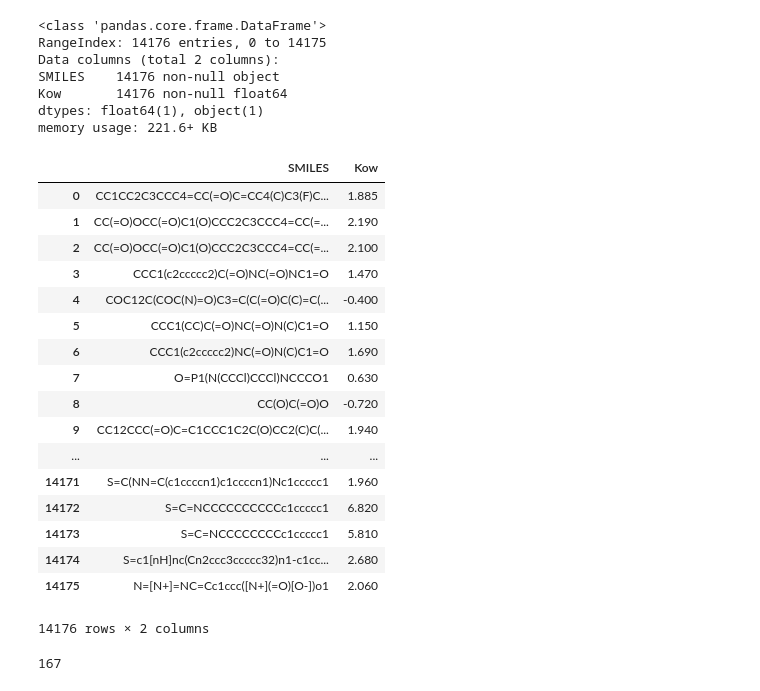
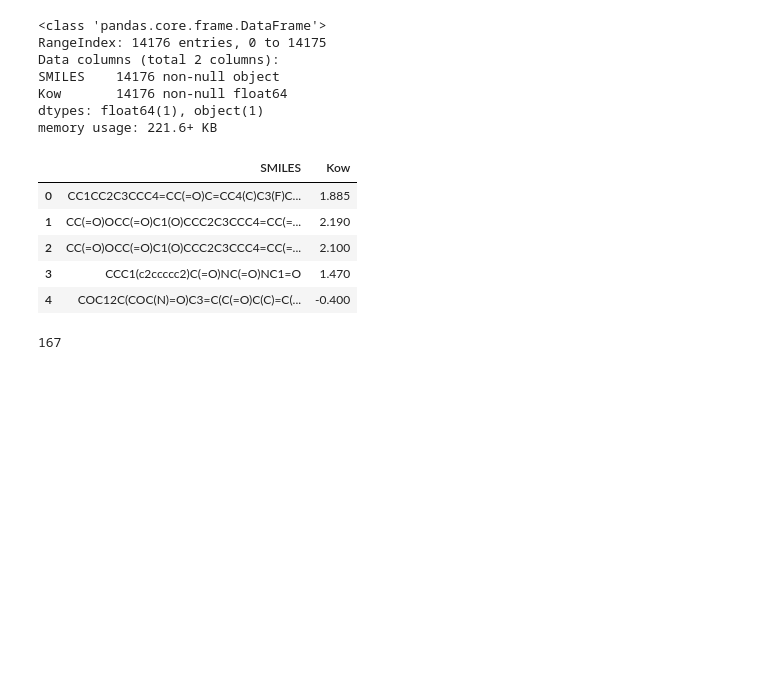
Before and after one commit to raytxz/smiles-drug, a Jupyter notebook: smiles-model.ipynb, the cells around one changed output. Cells and saved outputs as stored; diff of their text form; code cells hidden in the pictures; blank space fills up the shorter version.

```diff
--- a/smiles-model.ipynb
+++ b/smiles-model.ipynb
@@ -34,26 +38,14 @@ Kow       14176 non-null float64
 dtypes: float64(1), object(1)
 memory usage: 221.6+ KB
 # %%
-smiles_df
+smiles_df.head()
 # %% [output]
 |  | SMILES | Kow |
 | 0 | CC1CC2C3CCC4=CC(=O)C=CC4(C)C3(F)C... | 1.885 |
 | 1 | CC(=O)OCC(=O)C1(O)CCC2C3CCC4=CC(=... | 2.190 |
 | 2 | CC(=O)OCC(=O)C1(O)CCC2C3CCC4=CC(=... | 2.100 |
 | 3 | CCC1(c2ccccc2)C(=O)NC(=O)NC1=O | 1.470 |
 | 4 | COC12C(COC(N)=O)C3=C(C(=O)C(C)=C(... | -0.400 |
-| 5 | CCC1(CC)C(=O)NC(=O)N(C)C1=O | 1.150 |
-| 6 | CCC1(c2ccccc2)NC(=O)N(C)C1=O | 1.690 |
-| 7 | O=P1(N(CCCl)CCCl)NCCCO1 | 0.630 |
-| 8 | CC(O)C(=O)O | -0.720 |
-| 9 | CC12CCC(=O)C=C1CCC1C2C(O)CC2(C)C(... | 1.940 |
-| ... | ... | ... |
-| 14171 | S=C(NN=C(c1ccccn1)c1ccccn1)Nc1ccccc1 | 1.960 |
-| 14172 | S=C=NCCCCCCCCCCc1ccccc1 | 6.820 |
-| 14173 | S=C=NCCCCCCCCc1ccccc1 | 5.810 |
-| 14174 | S=c1[nH]nc(Cn2ccc3ccccc32)n1-c1cc... | 2.680 |
-| 14175 | N=[N+]=NC=Cc1ccc([N+](=O)[O-])o1 | 2.060 |
-14176 rows × 2 columns
 # %%
 smiles_df.SMILES.str.len().max()
 # %% [output]
```
Also changed, not shown: parts of 17 cells of this notebook.
